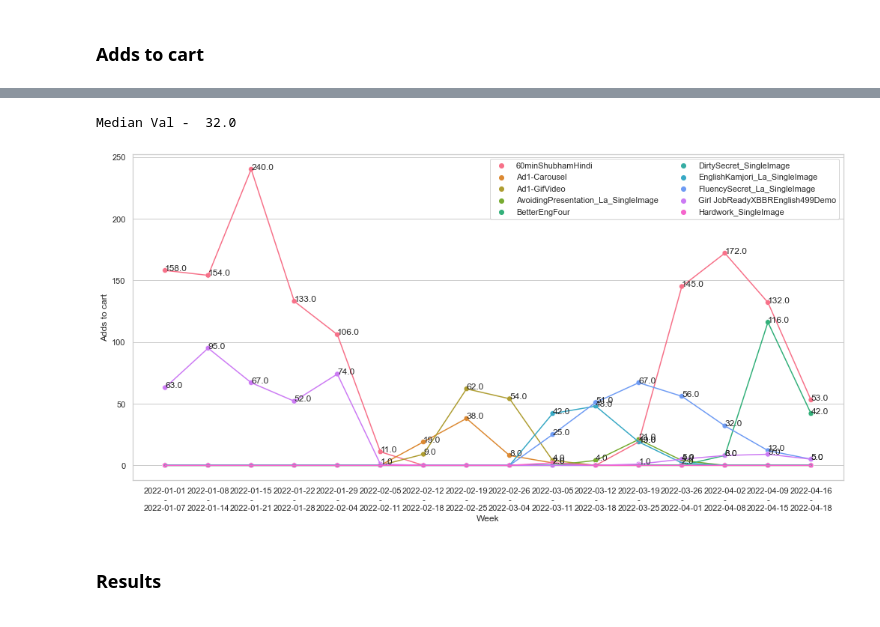
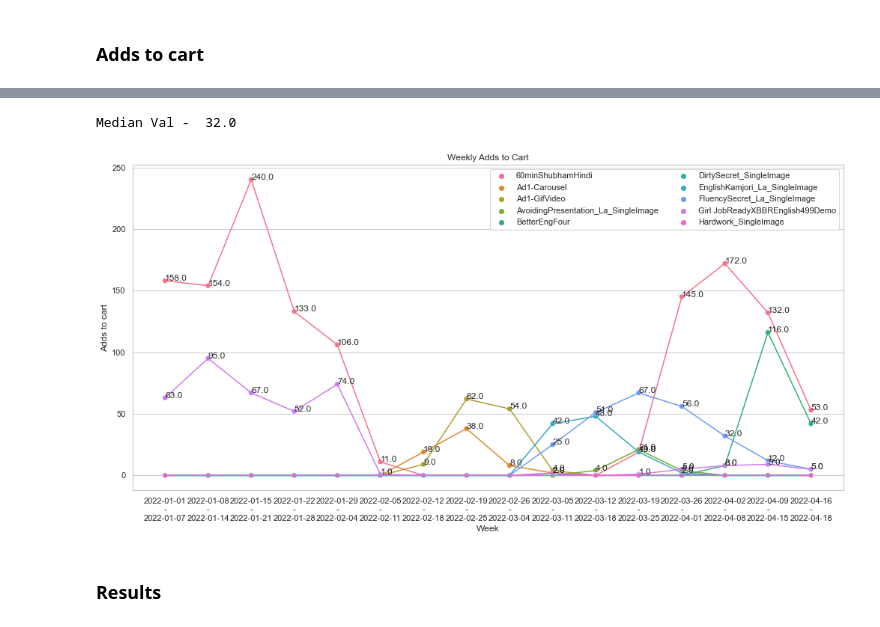
Before and after one commit to d-s-dc/Ad-advisor, a Jupyter notebook: Project.ipynb, the cells around one changed output, grey strips where cells are left out. Saved outputs shown, nothing was run; the diff lists cells and outputs as text; code cells hidden in the pictures.

```diff
--- a/Project.ipynb
+++ b/Project.ipynb
@@ -372,22 +376,23 @@ atcs.assign(Median = lambda x : x.median(axis = 1) ,Average = lambda x : x.mean(
 # %%
 print("Median Val - ", atcs.stack().median())
 atcp = atcs.fillna(0).reset_index().melt('Ad name', var_name = 'Week', value_name = 'Value')
 atcp['Week'] = atcp['Week'].apply(lambda x : x.replace(" ", "\n"))
 _=atcp[atcp['Ad name'].isin([ad_index[i] for i in req_col])]
 plt.grid(visible=None, axis = 'x')
 sns.lineplot(data = _, x = 'Week', y = 'Value', hue = 'Ad name', legend = False)
 sns.scatterplot(data = _, x = 'Week', y = 'Value', hue = 'Ad name', s = 50)
 for name, week, value in zip(_['Ad name'], _['Week'], _['Value']):
     if value > 0:
         plt.text(week, value, round(value,2))
 sns.set(rc = {'figure.figsize':(17,8)}, palette = "hls")
 sns.set_style("whitegrid")
+plt.title('Weekly Adds to Cart')
 plt.ylabel('Adds to cart')
 plt.legend(ncol = 2)
 plt.show()
 # %% [output]
 Median Val -  32.0
-[figure, old version]
+[figure, new version]
 # %% [markdown]
 ### Results
 # %%
```
Also changed, not shown: parts of 8 cells of this notebook.
